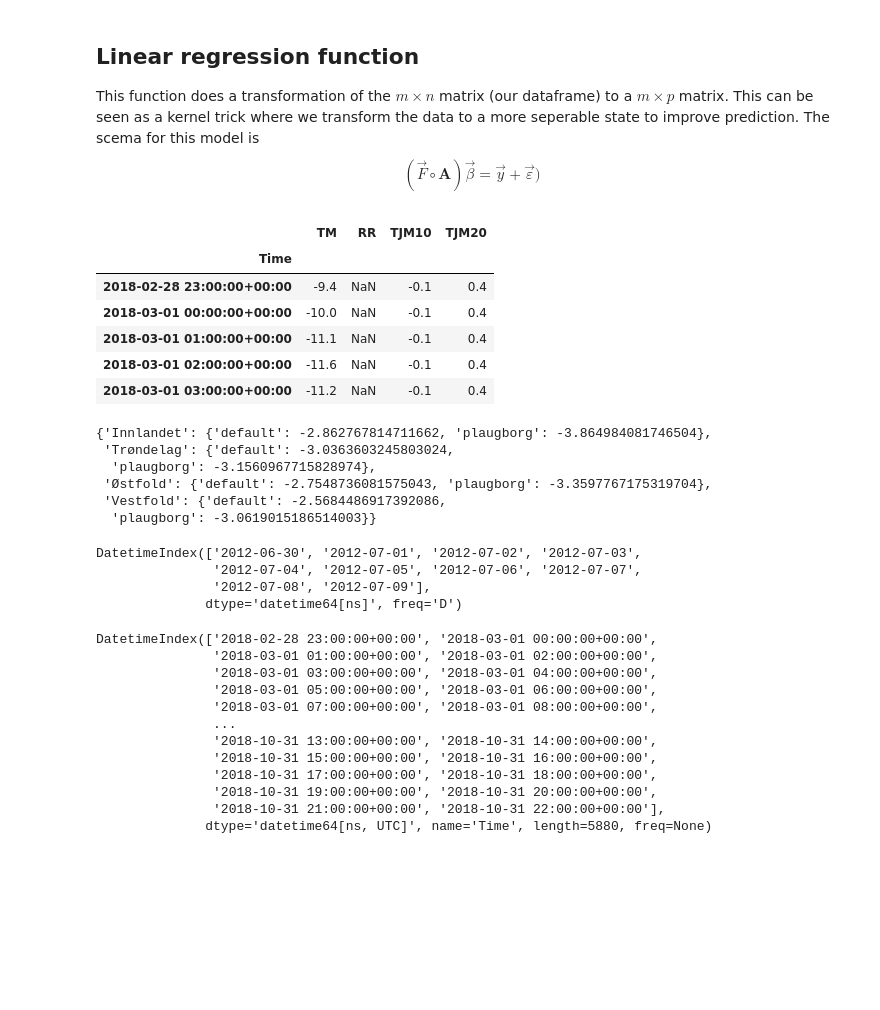
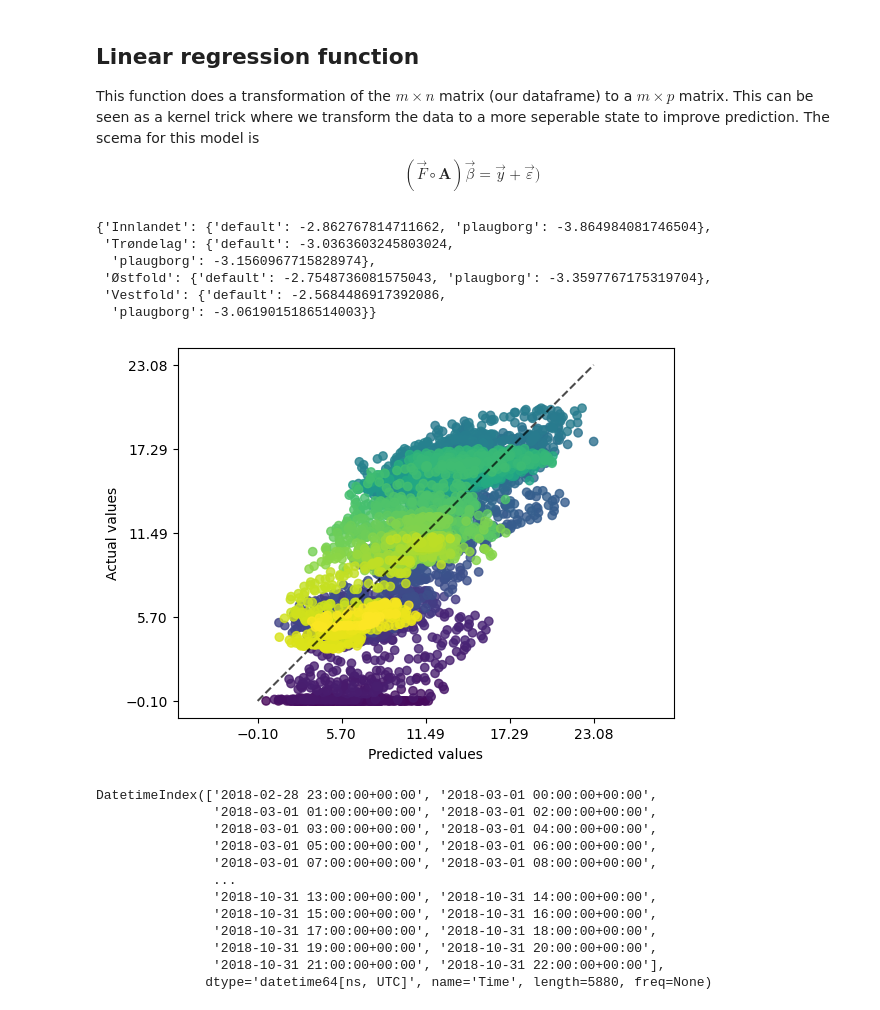
Before and after one commit to ConAltDelete/MT24CS, a Jupyter notebook: programs/python/modeling.ipynb, the cells around one changed output. Saved outputs shown, nothing was run; the diff lists cells and outputs as text; code cells hidden in the pictures; blank space fills up the shorter version.

```diff
--- a/programs/python/modeling.ipynb
+++ b/programs/python/modeling.ipynb
@@ -231,9 +236,9 @@ def F_plauborg(df: pd.DataFrame):
         Fxn is based on a full year while df could have any range.
     """
 
-    data_ret = pd.DataFrame({"B0":df.loc[:,"TM"].values},columns = ["B"+str(i) for i in range(15)]+ ["FS" + str(i) for i in range(1,15)] + ["FC" + str(i) for i in range(1,15)])
+    data_ret = pd.DataFrame({"B0":df.loc[:,"TM"].values},columns = ["B"+str(i) for i in range(3)]+ ["FS" + str(i) for i in range(1,3)] + ["FC" + str(i) for i in range(1,3)])
 
-    for i in range(1,15): # 1,2
+    for i in range(1,3): # 1,2
         data_ret.loc[:,"B"+str(i)] = df.TM.shift(i).values
         data_ret.loc[:,"FS"+str(i)] = np.sin(2*np.pi/(365*24) * ( df.index.day*24 + df.index.hour) * i)
         data_ret.loc[:,"FC"+str(i)] = np.cos(2*np.pi/(365*24) * ( df.index.day*24 + df.index.hour ) * i)
@@ -253,15 +258,6 @@ def concat_all(df: dict):
     return global_data
 # %%
 df = time_nibio()
-df[22][2018].head()
-# %% [output]
-|  | TM | RR | TJM10 | TJM20 |
-| Time |  |  |  |  |
-| 2018-02-28 23:00:00+00:00 | -9.4 | NaN | -0.1 | 0.4 |
-| 2018-03-01 00:00:00+00:00 | -10.0 | NaN | -0.1 | 0.4 |
-| 2018-03-01 01:00:00+00:00 | -11.1 | NaN | -0.1 | 0.4 |
-| 2018-03-01 02:00:00+00:00 | -11.6 | NaN | -0.1 | 0.4 |
-| 2018-03-01 03:00:00+00:00 | -11.2 | NaN | -0.1 | 0.4 |
 # %%
 from sklearn.linear_model import LinearRegression
 from sklearn.model_selection import cross_validate
@@ -343,18 +339,23 @@ region_score
  'Vestfold': {'default': -2.5684486917392086,
   'plaugborg': -3.0619015186514003}}
 # %%
-import datetime
-
-dti = pd.date_range(
-    start="7/1/2012", end="7/10/2012"
-)
-dti
-dti.shift(-1)
+import matplotlib.pyplot as plt
+from sklearn.datasets import load_diabetes
+from sklearn.linear_model import Ridge, LinearRegression
+from sklearn.metrics import PredictionErrorDisplay
+#X, y = load_diabetes(return_X_y=True)
+data_t = df[26][2020].dropna()
+p_data = F_plauborg(data_t)
+ridge = LinearRegression().fit(p_data[15:], data_t.iloc[15:,[-1]])
+y_pred = ridge.predict(p_data[15:])
+display = PredictionErrorDisplay(y_true=data_t.iloc[15:,[-1]], y_pred=y_pred)
+display.plot(kind = "actual_vs_predicted",scatter_kwargs = {
+    "c": np.linspace(0,1,num = data_t.iloc[15:,[-1]].shape[0]),
+    "color": None
+})
+plt.show()
 # %% [output]
-DatetimeIndex(['2012-06-30', '2012-07-01', '2012-07-02', '2012-07-03',
-               '2012-07-04', '2012-07-05', '2012-07-06', '2012-07-07',
-               '2012-07-08', '2012-07-09'],
-              dtype='datetime64[ns]', freq='D')
+[figure, added]
 # %%
 print(df[22][2018].index)
 df[22][2018].index.day_of_year*24 + df[22][2018].index.hour
```
Also changed, not shown: parts of 2 cells of this notebook, 1 other file.
